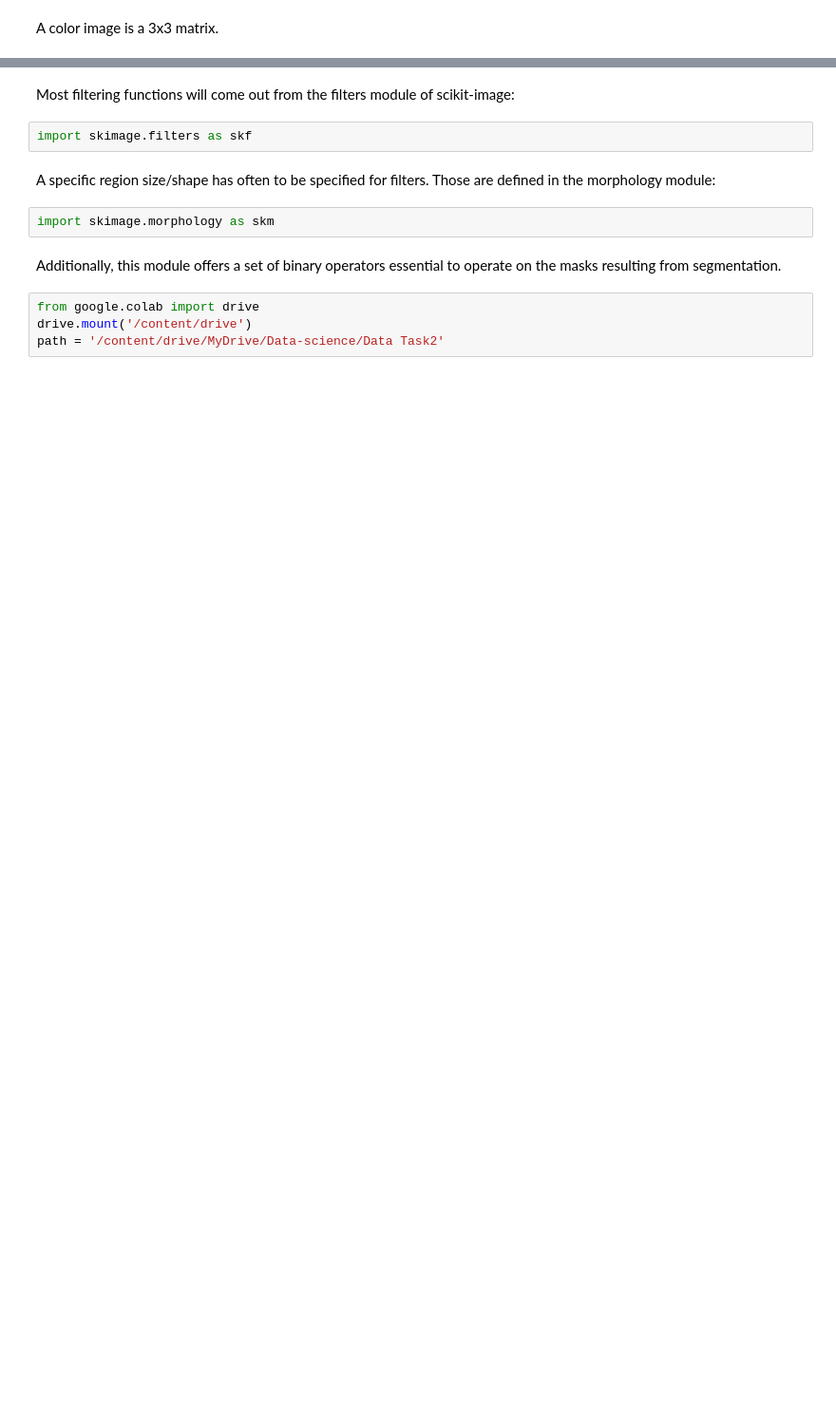
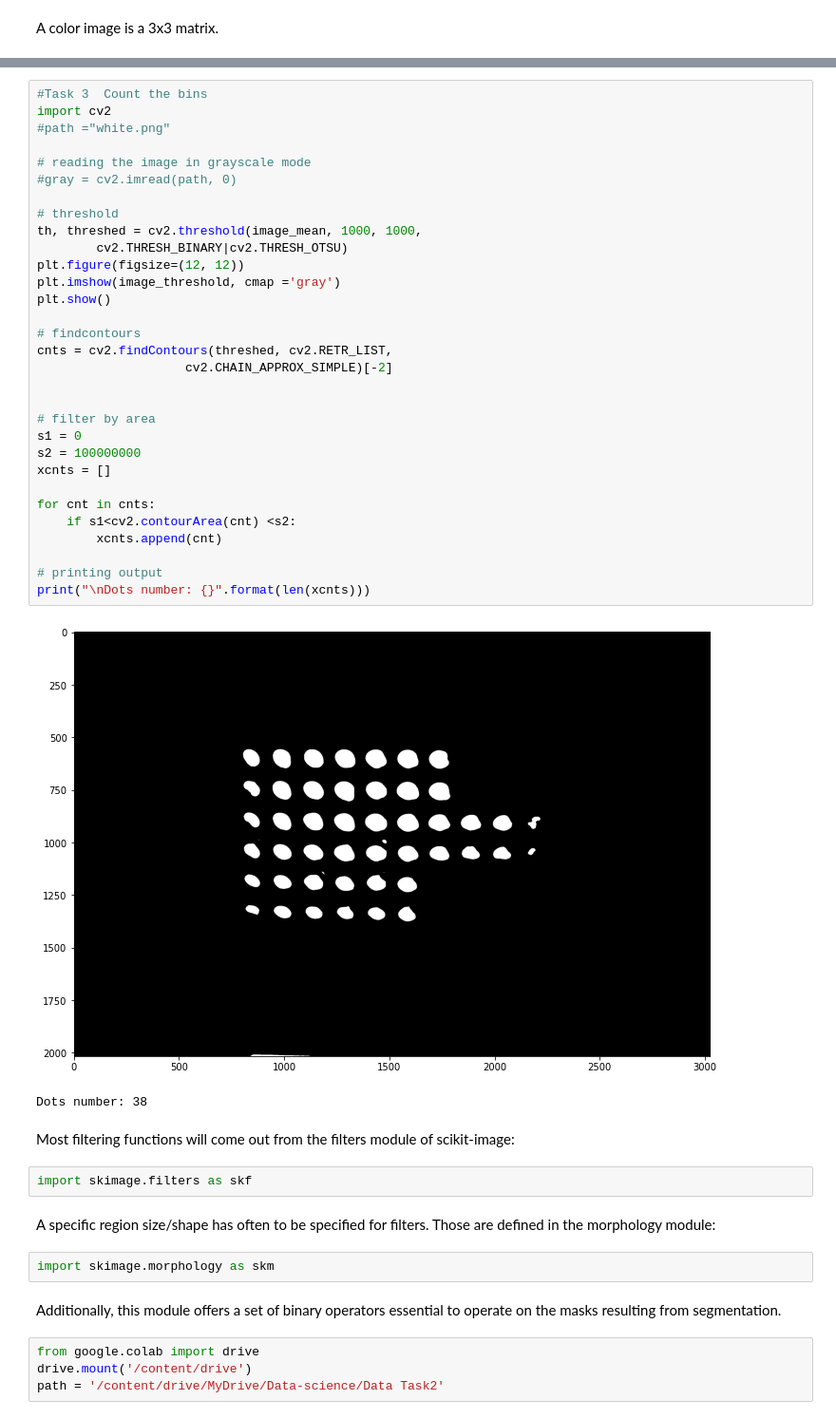
Before and after one commit to sr-DCBP/Data-Science, a Jupyter notebook: Coding Task2 v1.ipynb, the cells around one changed output, grey strips where cells are left out. Shown at 95% size. Cells and saved outputs as stored; diff of their text form; blank space fills up the shorter version.

```diff
--- a/Coding Task2 v1.ipynb
+++ b/Coding Task2 v1.ipynb
@@ -22,3 +89,37 @@ import skimage.io as io
+# %%
+#Task 3  Count the bins
+import cv2
+#path ="white.png"
+
+# reading the image in grayscale mode
+#gray = cv2.imread(path, 0)
+
+# threshold
+th, threshed = cv2.threshold(image_mean, 1000, 1000,
+		cv2.THRESH_BINARY|cv2.THRESH_OTSU)
+plt.figure(figsize=(12, 12))
+plt.imshow(image_threshold, cmap ='gray')
+plt.show()
+
+# findcontours
+cnts = cv2.findContours(threshed, cv2.RETR_LIST,
+					cv2.CHAIN_APPROX_SIMPLE)[-2]
+
+
+# filter by area
+s1 = 0
+s2 = 100000000
+xcnts = []
+
+for cnt in cnts:
+	if s1<cv2.contourArea(cnt) <s2:
+		xcnts.append(cnt)
+
+# printing output
+print("\nDots number: {}".format(len(xcnts)))
+# %% [output]
+[figure, added]
+Dots number: 38
 # %% [markdown]
 Most filtering functions will come out from the filters module of scikit-image:
 # %%
```
Also changed, not shown: parts of 10 cells of this notebook.
